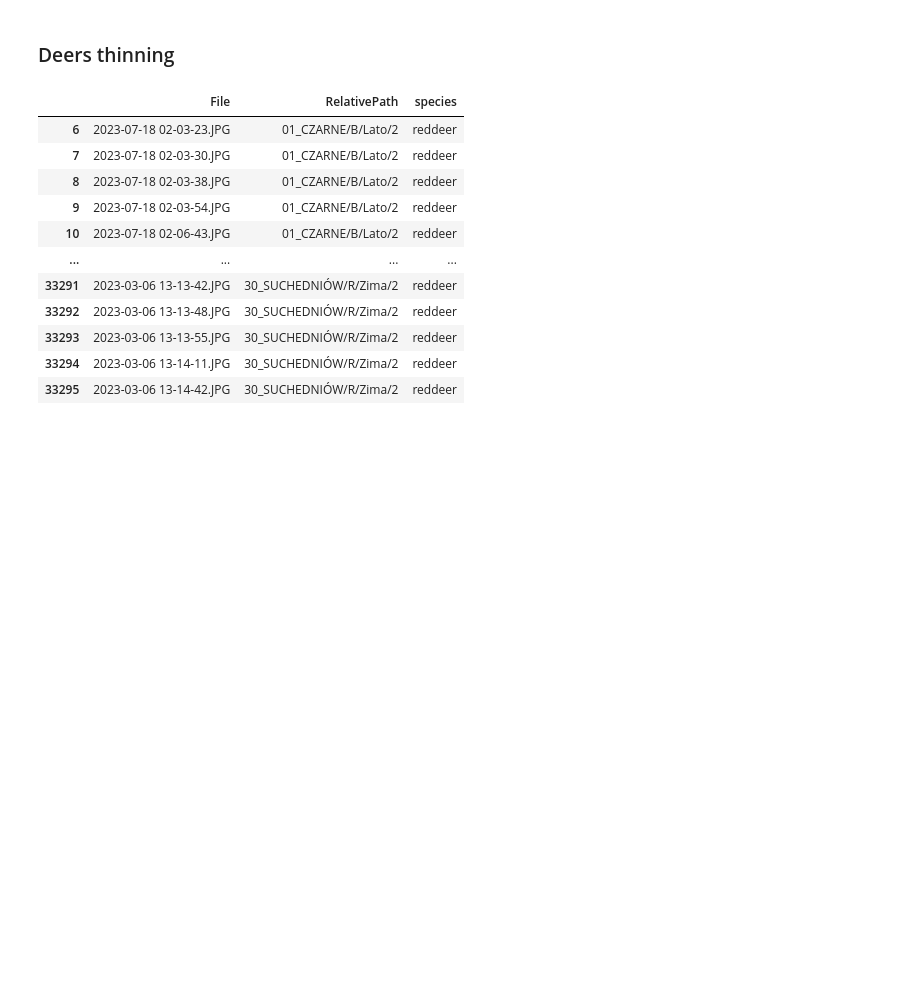
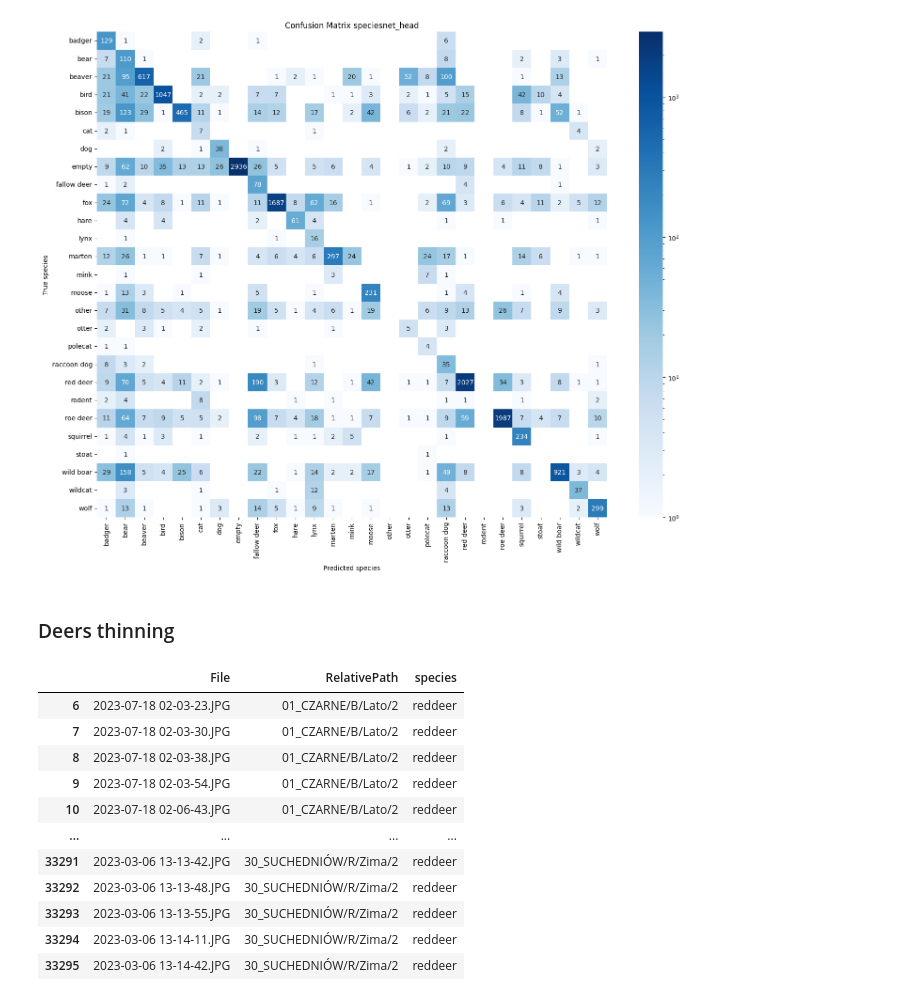
Before and after one commit to PLKplkPLK/mgr, a Jupyter notebook: evaluate_model.ipynb, the cells around one changed output. Drawn from its saved outputs; the diff is of its cells as text; code cells hidden in the pictures; blank space fills up the shorter version.

Commit message:
Head fine-tune

```diff
--- a/evaluate_model.ipynb
+++ b/evaluate_model.ipynb
@@ -91,0 +95,9 @@ def cropSquareCVtoPIL(imagecv, box):
+# %%
+path = 'results/speciesnet_head/results_speciesnet_head_2025_11_21_10_03.csv'
+results = pd.read_csv(path, index_col=0)
+og = pd.read_csv('y_clean_thin.csv')
+og = og[['image_path', 'species']]
+merged = results.merge(og, left_on='image', right_on='image_path')
+# %%
+merged['model_correct'] = merged.detected_animal == merged.species
+merged_no_empty = merged[~((merged.detected_animal == 'empty') & (merged.species != 'empty'))]
@@ -92,3 +158,27 @@ def cropSquareCVtoPIL(imagecv, box):
+# %%
+import seaborn as sns
+import matplotlib.pyplot as plt
+from matplotlib.colors import LogNorm
+from sklearn.metrics import confusion_matrix
+
+# Create confusion matrix
+labels = sorted(merged_no_empty['species'].unique())  # consistent ordering
+cm = confusion_matrix(merged_no_empty['species'], merged_no_empty['detected_animal'], labels=labels)
+
+# Plot it
+plt.figure(figsize=(15, 12))
+sns.heatmap(cm, annot=True, fmt='d', cmap='Blues',
+            xticklabels=labels, yticklabels=labels,
+            norm=LogNorm(vmin=1, vmax=cm.max()))
+plt.xlabel("Predicted species")
+plt.ylabel("True species")
+plt.title(f"Confusion Matrix {MODEL_NAME}")
+plt.tight_layout()
+now = datetime.now().strftime('%Y_%m_%d_%H_%M')
+plt.savefig(f'results/{MODEL_NAME}/cm_{MODEL_NAME}_{now}.jpg')
+plt.show()
+# %% [output]
+[figure, added]
 # %% [markdown]
 ### Deers thinning
 # %%
```
Also changed, not shown: parts of 9 cells of this notebook, 13 other files.
